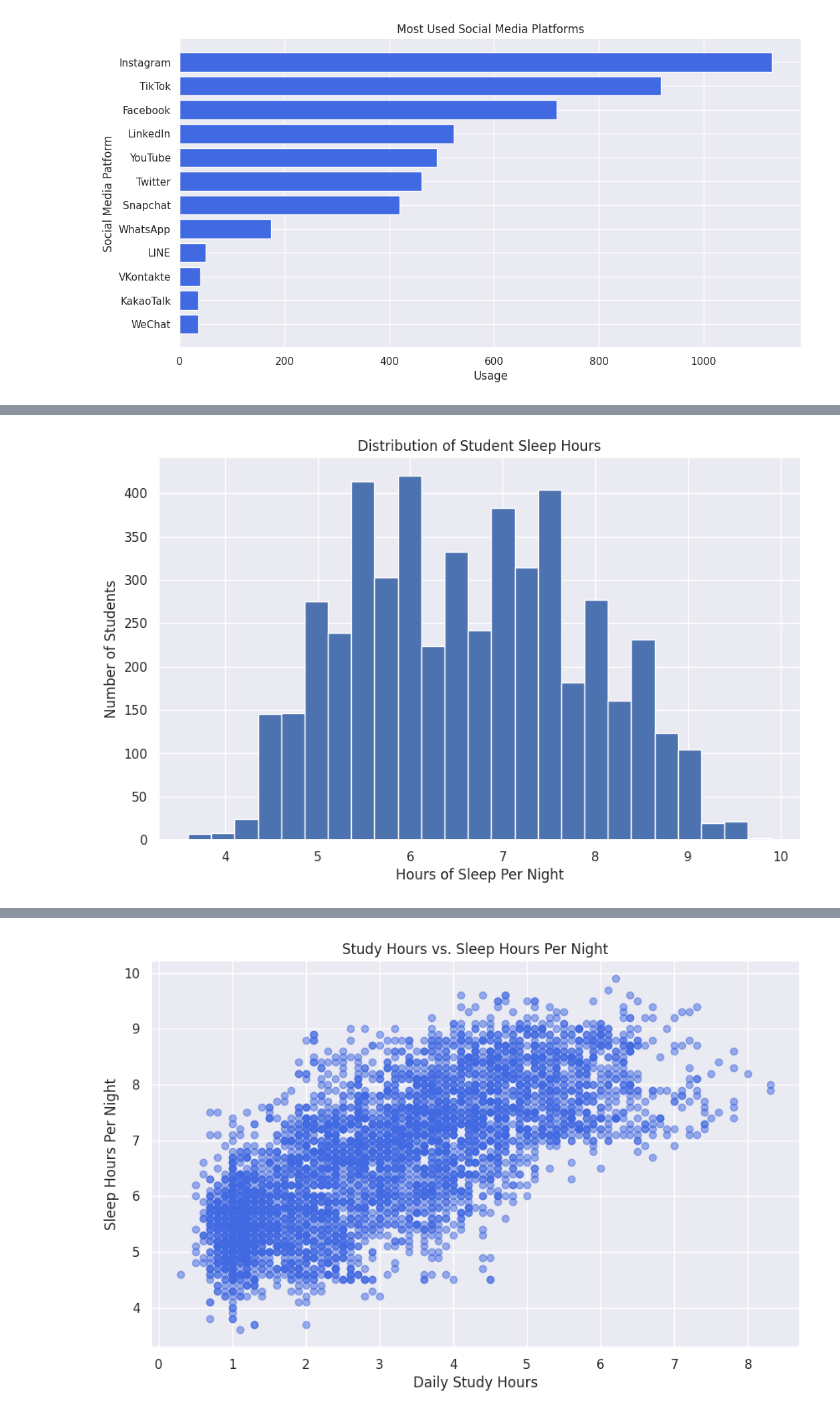
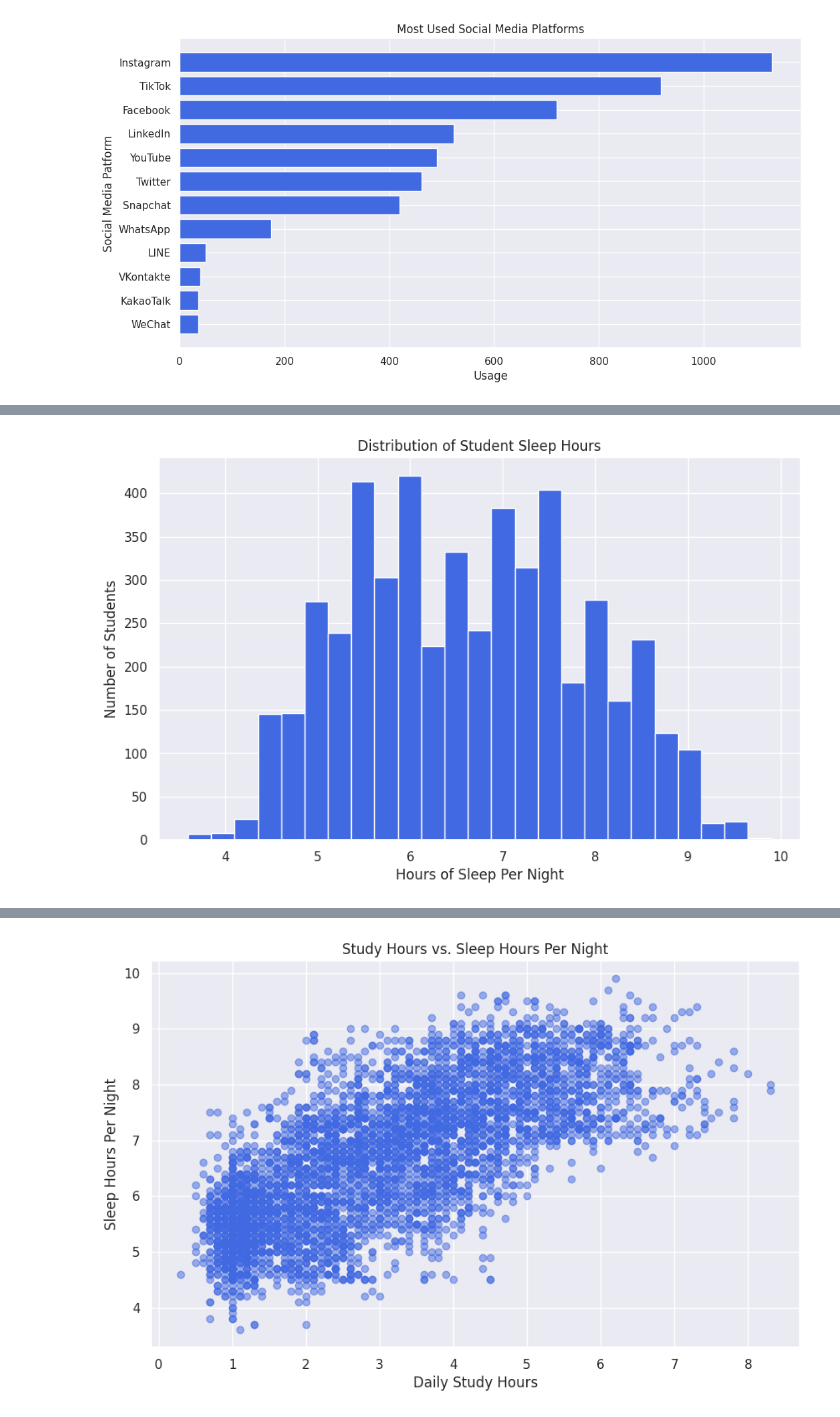
Before and after one commit to sudoAdarsh/Social-Media-Mental-Health-EDA, a Jupyter notebook: Social_Media_Mental_Health_EDA.ipynb, the cells around one changed output, grey strips where cells are left out. Saved outputs shown, nothing was run; the diff lists cells and outputs as text; code cells hidden in the pictures.

```diff
--- a/Social_Media_Mental_Health_EDA.ipynb
+++ b/Social_Media_Mental_Health_EDA.ipynb
@@ -91,19 +105,19 @@ plt.show()
 # %%
 sleep_data = df['Sleep_Hours_Per_Night']
 
 fig, ax = plt.subplots(figsize=(10, 6))
 
-ax.hist(sleep_data, bins=25, edgecolor="white")
+ax.hist(sleep_data, bins=25, edgecolor="white", color="royalblue")
 
 """
 Histogram chart is a graphical representation of the distribution of numerical data, where data is grouped into bins or intervals, and each bin's height represents the frequency of data points within that range
 """
 
 
 ax.set_title("Distribution of Student Sleep Hours")
 ax.set_xlabel("Hours of Sleep Per Night")
 ax.set_ylabel("Number of Students")
 
 plt.show()
 # %% [output]
-[figure, old version]
+[figure, new version]
```
Also changed, not shown: parts of 8 cells of this notebook.
